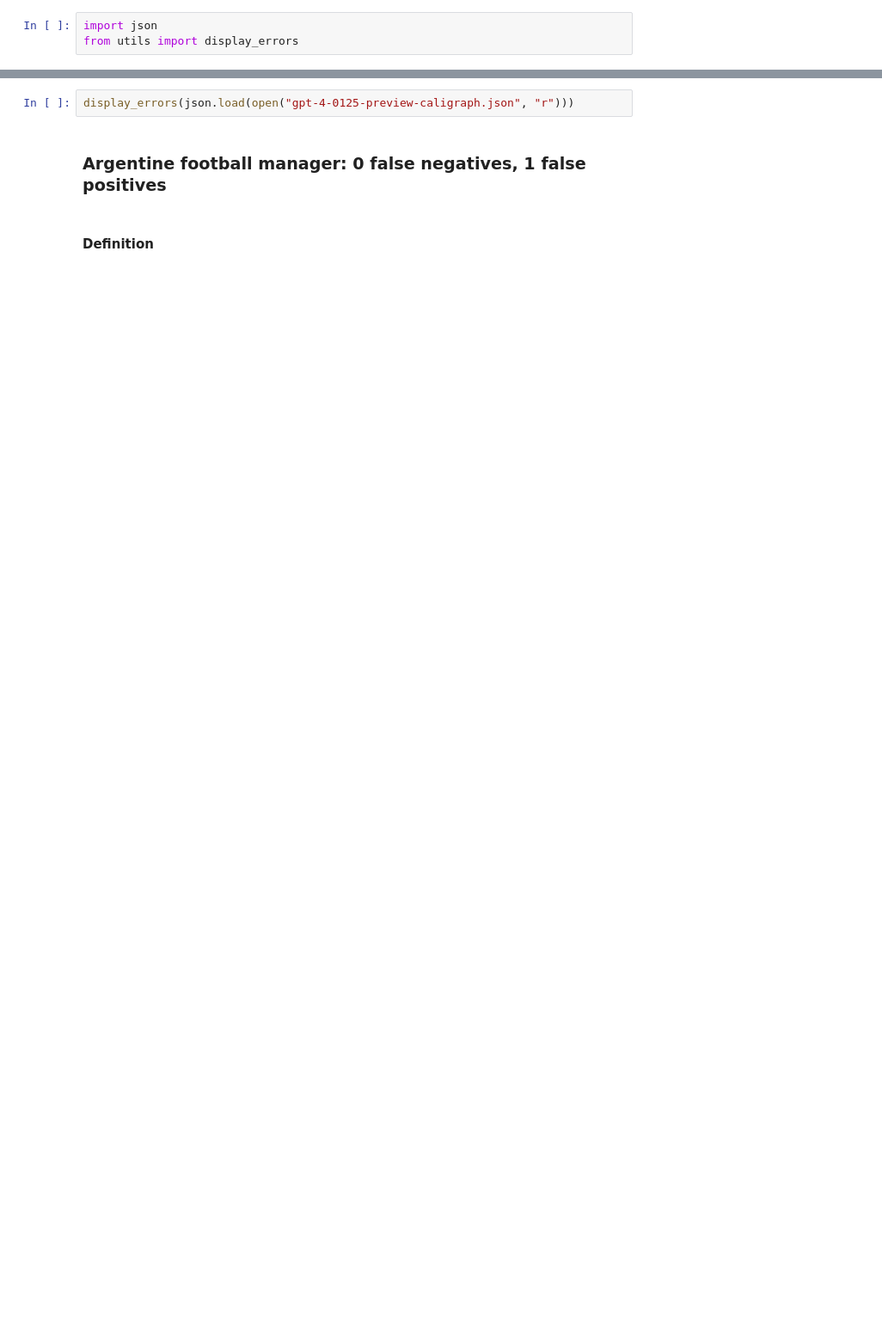
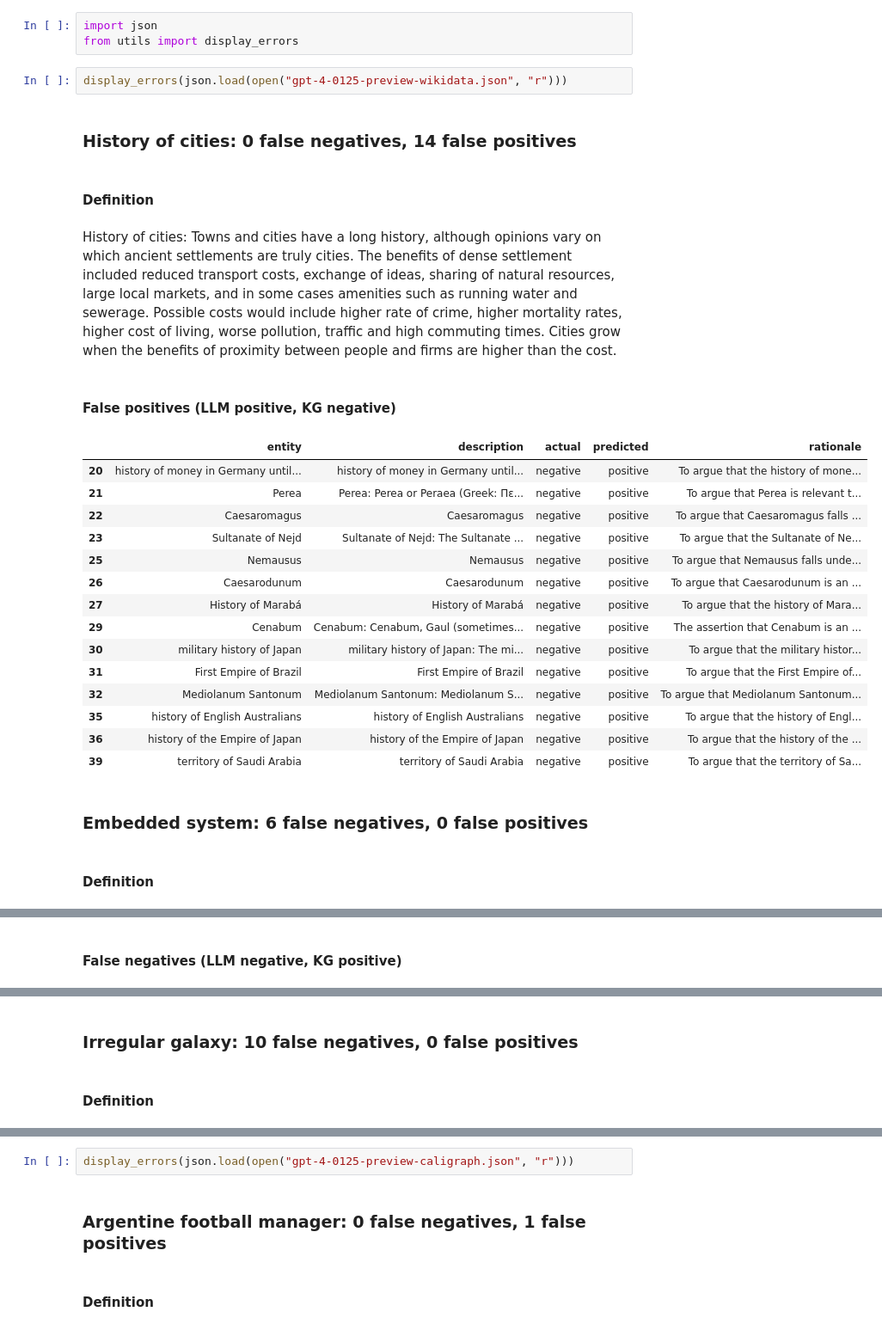
Before and after one commit to bradleypallen/evaluating-kg-class-memberships-using-llms, a Jupyter notebook: gpt-4-0125-preview-error-analysis.ipynb, the cells around one changed output, grey strips where cells are left out. Shown at 86% size. Saved outputs shown, nothing was run; the diff lists cells and outputs as text; blank space fills up the shorter version.

Commit message:
Added Wikidata errors to error analysis

```diff
--- a/gpt-4-0125-preview-error-analysis.ipynb
+++ b/gpt-4-0125-preview-error-analysis.ipynb
@@ -1,3 +1,27 @@
 # %%
 import json
 from utils import display_errors
+# %%
+display_errors(json.load(open("gpt-4-0125-preview-wikidata.json", "r")))
+# %% [output]
+### History of cities: 0 false negatives, 14 false positives
+#### Definition
+History of cities: Towns and cities have a long history, although opinions vary on which ancient settlements are truly cities. The benefits of dense settlement included reduced transport costs, exchange of ideas, sharing of natural resources, large local markets, and in some cases amenities such as running water and sewerage. Possible costs would include higher rate of crime, higher mortality rates, higher cost of living, worse pollution, traffic and high commuting times. Cities grow when the benefits of proximity between people and firms are higher than the cost.
+#### False positives (LLM positive, KG negative)
+|  | entity | description | actual | predicted | rationale |
+| 20 | history of money in Germany until... | history of money in Germany until... | negative | positive | To argue that the history of mone... |
+| 21 | Perea | Perea: Perea or Peraea (Greek: Πε... | negative | positive | To argue that Perea is relevant t... |
+| 22 | Caesaromagus | Caesaromagus | negative | positive | To argue that Caesaromagus falls ... |
+| 23 | Sultanate of Nejd | Sultanate of Nejd: The Sultanate ... | negative | positive | To argue that the Sultanate of Ne... |
+| 25 | Nemausus | Nemausus | negative | positive | To argue that Nemausus falls unde... |
+| 26 | Caesarodunum | Caesarodunum | negative | positive | To argue that Caesarodunum is an ... |
+| 27 | History of Marabá | History of Marabá | negative | positive | To argue that the history of Mara... |
+| 29 | Cenabum | Cenabum: Cenabum, Gaul (sometimes... | negative | positive | The assertion that Cenabum is an ... |
+| 30 | military history of Japan | military history of Japan: The mi... | negative | positive | To argue that the military histor... |
+| 31 | First Empire of Brazil | First Empire of Brazil | negative | positive | To argue that the First Empire of... |
+| 32 | Mediolanum Santonum | Mediolanum Santonum: Mediolanum S... | negative | positive | To argue that Mediolanum Santonum... |
+| 35 | history of English Australians | history of English Australians | negative | positive | To argue that the history of Engl... |
+| 36 | history of the Empire of Japan | history of the Empire of Japan | negative | positive | To argue that the history of the ... |
+| 39 | territory of Saudi Arabia | territory of Saudi Arabia | negative | positive | To argue that the territory of Sa... |
+### Embedded system: 6 false negatives, 0 false positives
+#### Definition
@@ -3,0 +33 @@ from utils import display_errors
+#### False negatives (LLM negative, KG positive)
@@ -3,0 +41,2 @@ from utils import display_errors
+### Irregular galaxy: 10 false negatives, 0 false positives
+#### Definition
```
Also changed, not shown: parts of 1 cell of this notebook.
